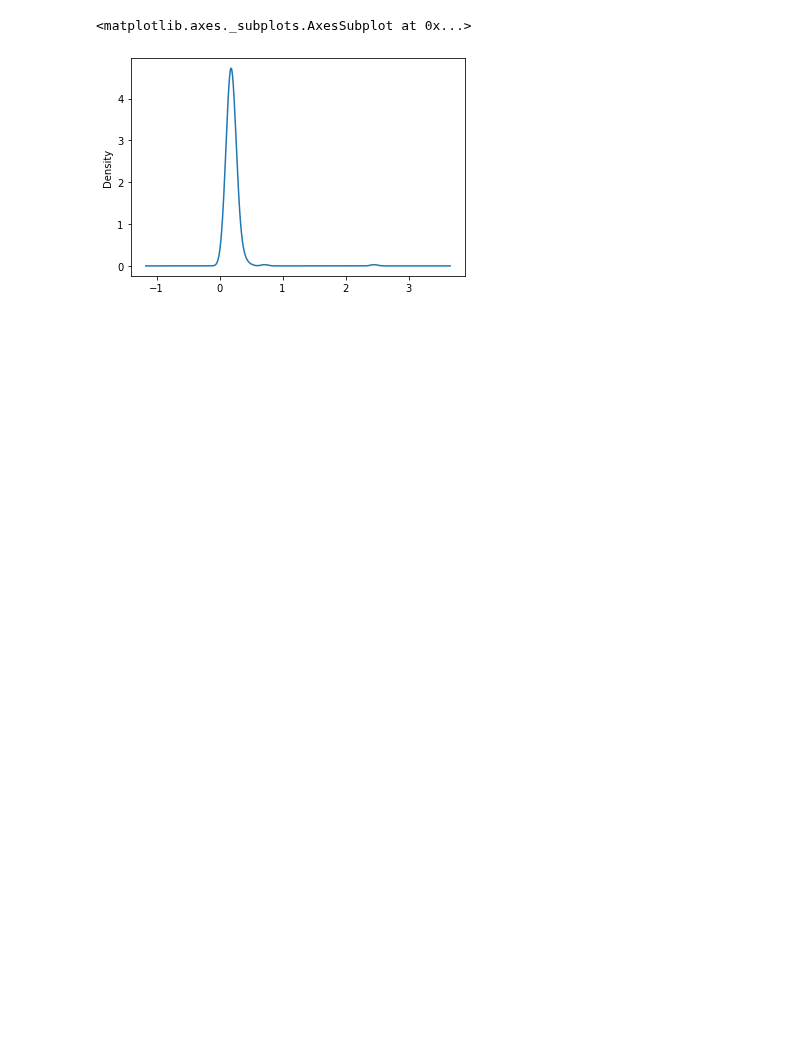
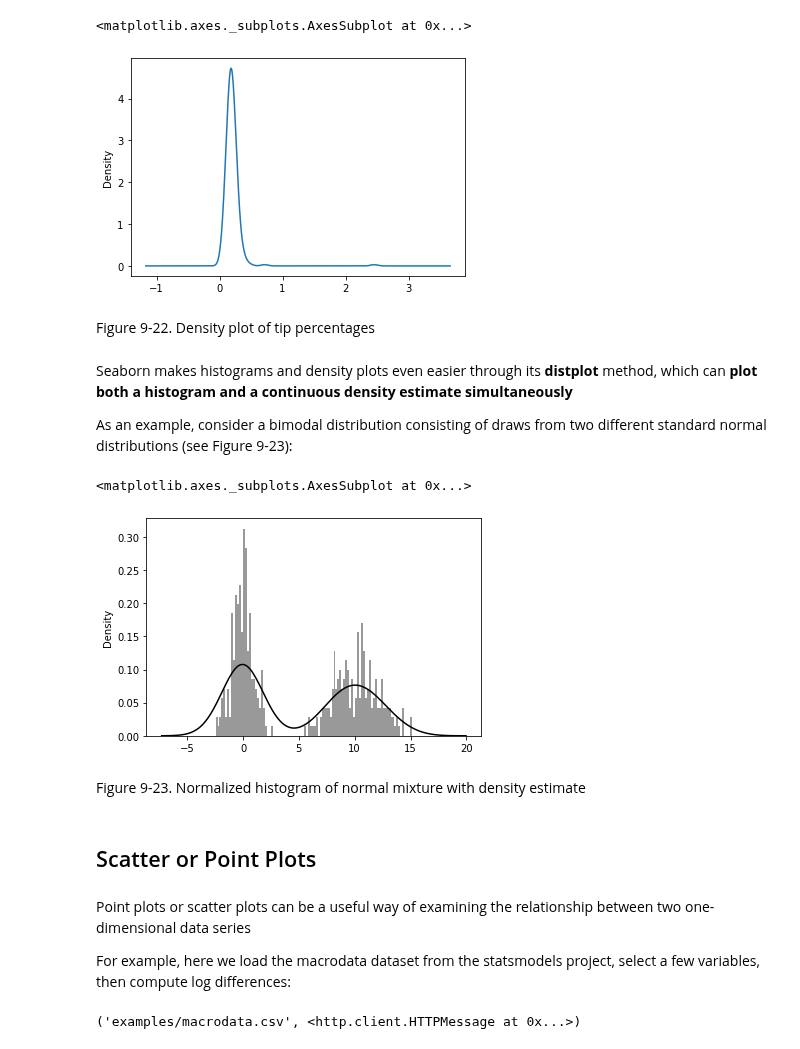
Before and after one commit to lucaslokchan/data-analysis, a Jupyter notebook: Python for Data Analysis/09_Plotting_and_Visualization.ipynb, the cells around one changed output. Cells and saved outputs as stored; diff of their text form; code cells hidden in the pictures; blank space fills up the shorter version.

```diff
--- a/Python for Data Analysis/09_Plotting_and_Visualization.ipynb
+++ b/Python for Data Analysis/09_Plotting_and_Visualization.ipynb
@@ -713,3 +717,34 @@ tips['tip_pct'].plot.density()
 # %% [output]
 <matplotlib.axes._subplots.AxesSubplot at 0x...>
 [figure]
+# %% [markdown]
+Figure 9-22. Density plot of tip percentages
+# %% [markdown]
+Seaborn makes histograms and density plots even easier through its **distplot** method, which can **plot both a histogram and a continuous density estimate simultaneously**
+
+As an example, consider a bimodal distribution consisting of draws from two different standard normal distributions (see Figure 9-23):
+# %%
+comp1 = np.random.normal(0, 1, size=200)
+# %%
+comp2 = np.random.normal(10, 2, size=200)
+# %%
+values = pd.Series(np.concatenate([comp1, comp2]))
+# %%
+sns.distplot(values, bins=100, color='k')
+# %% [output]
+<matplotlib.axes._subplots.AxesSubplot at 0x...>
+[figure, added]
+# %% [markdown]
+Figure 9-23. Normalized histogram of normal mixture with density estimate
+# %% [markdown]
+## Scatter or Point Plots
+# %% [markdown]
+Point plots or scatter plots can be a useful way of examining the relationship between two one-dimensional data series
+
+For example, here we load the macrodata dataset from the statsmodels project, select a few variables, then compute log differences:
+# %%
+url = 'https://raw.githubusercontent.com/wesm/pydata-book/2nd-edition/examples/macrodata.csv'
+filename = 'examples/macrodata.csv'
+urllib.request.urlretrieve(url, filename)
+# %% [output]
+('examples/macrodata.csv', <http.client.HTTPMessage at 0x...>)
```
Also changed, not shown: parts of 40 cells of this notebook.
